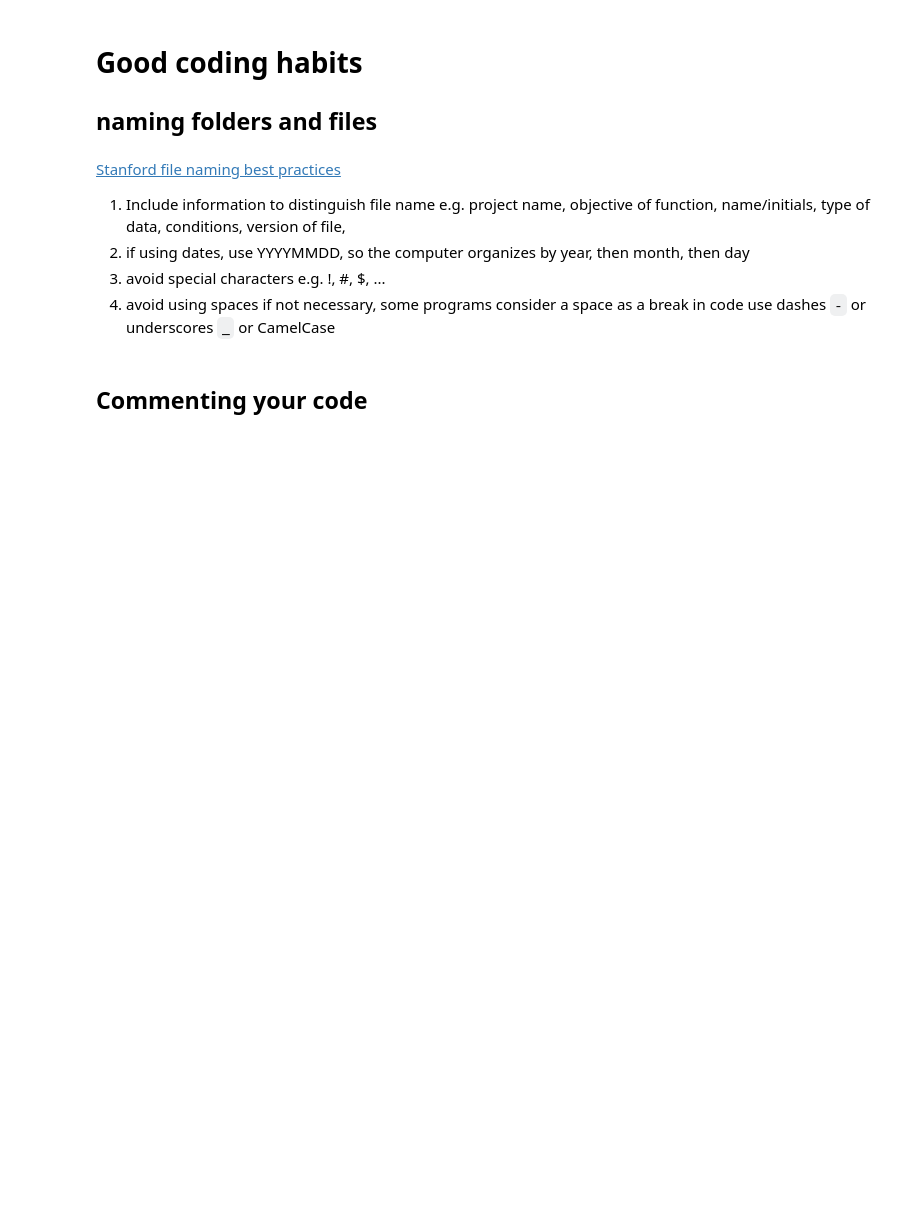
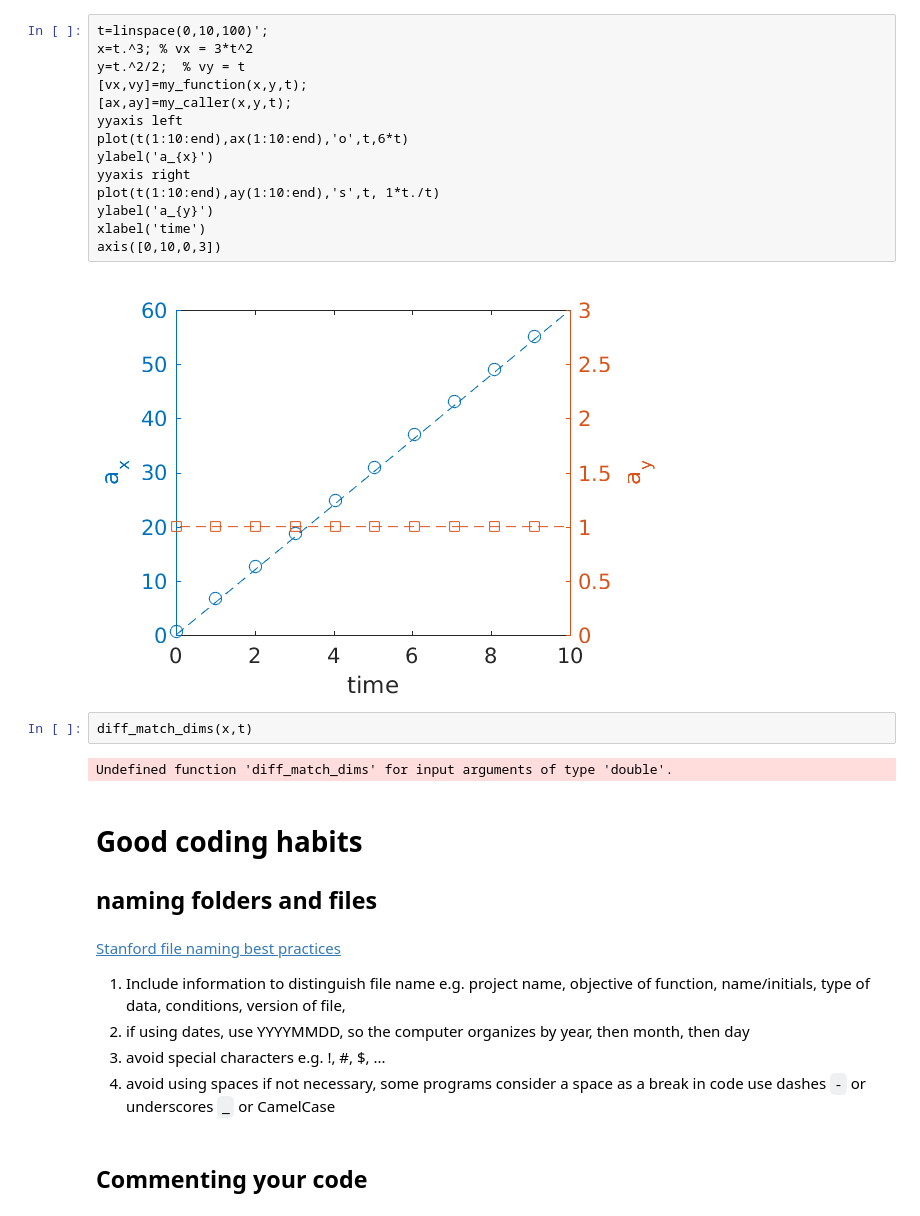
Before and after one commit to derekmeier/ME3255S2017, a Jupyter notebook: lecture_05/lecture_05.ipynb, the cells around one changed output. Cells and saved outputs as stored; diff of their text form; blank space fills up the shorter version.

```diff
--- a/lecture_05/lecture_05.ipynb
+++ b/lecture_05/lecture_05.ipynb
@@ -1,3 +134,23 @@
+# %%
+t=linspace(0,10,100)';
+x=t.^3; % vx = 3*t^2
+y=t.^2/2;  % vy = t
+[vx,vy]=my_function(x,y,t);
+[ax,ay]=my_caller(x,y,t);
+yyaxis left
+plot(t(1:10:end),ax(1:10:end),'o',t,6*t)
+ylabel('a_{x}')
+yyaxis right
+plot(t(1:10:end),ay(1:10:end),'s',t, 1*t./t)
+ylabel('a_{y}')
+xlabel('time')
+axis([0,10,0,3])
+# %% [output]
+[figure, added]
+# %%
+diff_match_dims(x,t)
+# %% [output]
+Undefined function 'diff_match_dims' for input arguments of type 'double'.
 # %% [markdown]
 # Good coding habits
 ## naming folders and files
```
Also changed, not shown: parts of 16 cells of this notebook, 13 other files.
